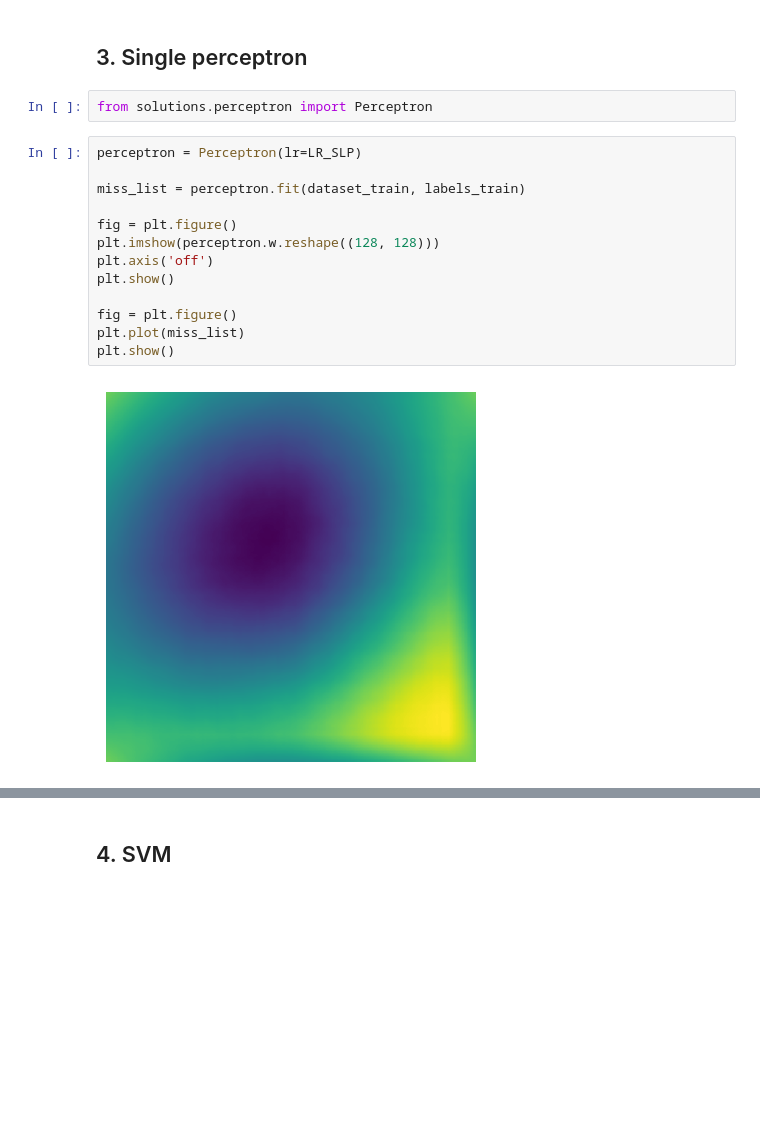
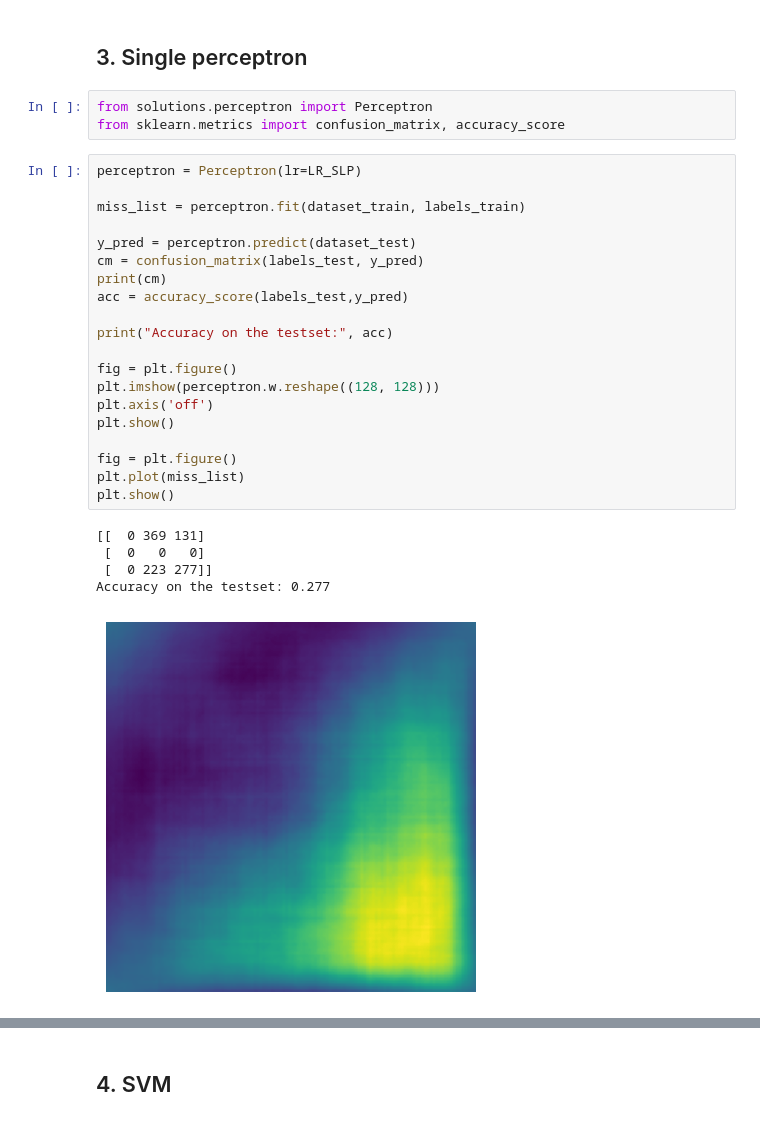
Before and after one commit to JPNMint/MLVC-group9, a Jupyter notebook: mlvc_exercise_1/ML_Exercise1.ipynb, the cells around one changed output, grey strips where cells are left out. Cells and saved outputs as stored; diff of their text form; blank space fills up the shorter version.

Commit message:
perceptron mostly done

```diff
--- a/mlvc_exercise_1/ML_Exercise1.ipynb
+++ b/mlvc_exercise_1/ML_Exercise1.ipynb
@@ -79,18 +82,30 @@ print(dataset_train.shape, labels_train.shape, dataset_test.shape, labels_test.s
 ## 3. Single perceptron
 # %%
 from solutions.perceptron import Perceptron
+from sklearn.metrics import confusion_matrix, accuracy_score
 # %%
 perceptron = Perceptron(lr=LR_SLP)
 
 miss_list = perceptron.fit(dataset_train, labels_train)
+
+y_pred = perceptron.predict(dataset_test)
+cm = confusion_matrix(labels_test, y_pred)
+print(cm)
+acc = accuracy_score(labels_test,y_pred)
+
+print("Accuracy on the testset:", acc)
 
 fig = plt.figure()
 plt.imshow(perceptron.w.reshape((128, 128)))
 plt.axis('off')
 plt.show()
 
 fig = plt.figure()
 plt.plot(miss_list)
 plt.show()
 # %% [output]
+[[  0 369 131]
+ [  0   0   0]
+ [  0 223 277]]
+Accuracy on the testset: 0.277
-[figure, old version]
+[figure, new version]
```
Also changed, not shown: parts of 3 cells of this notebook, 1 other file.
